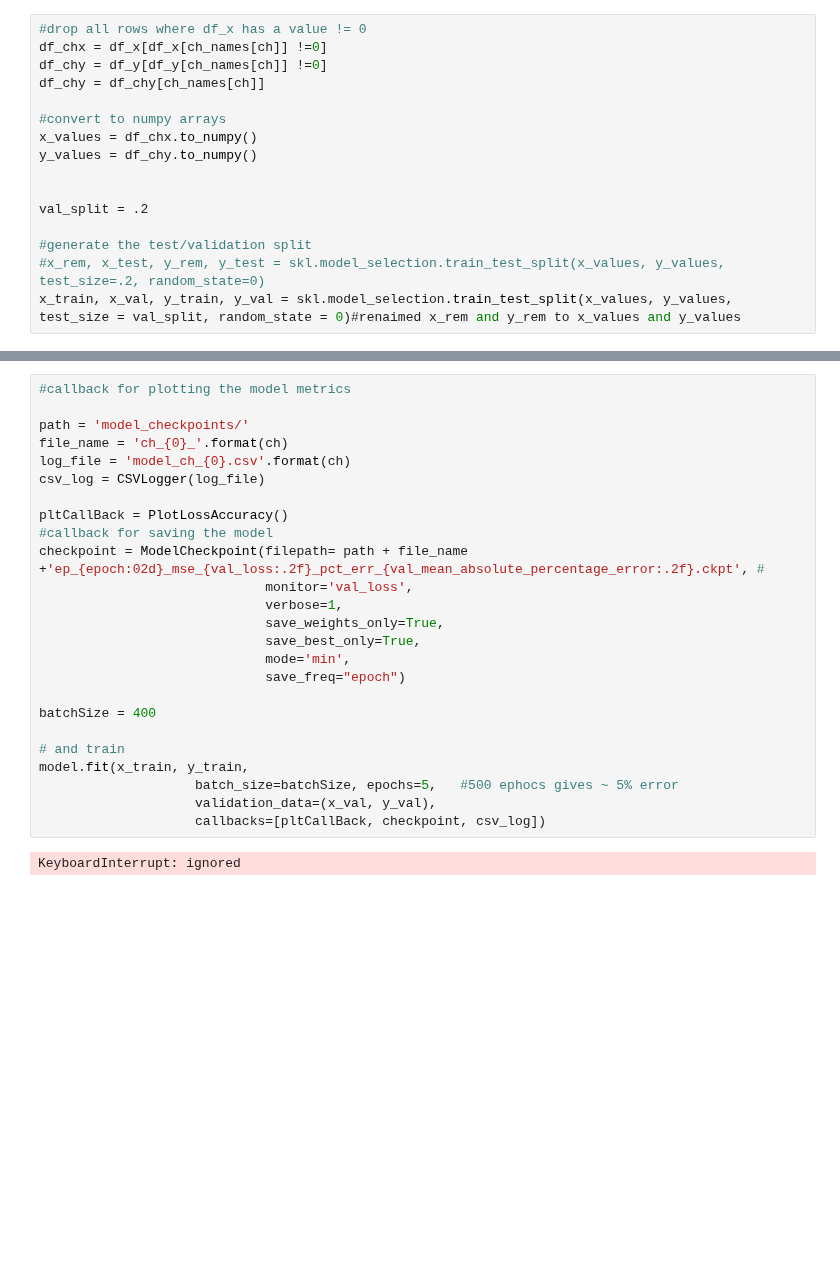
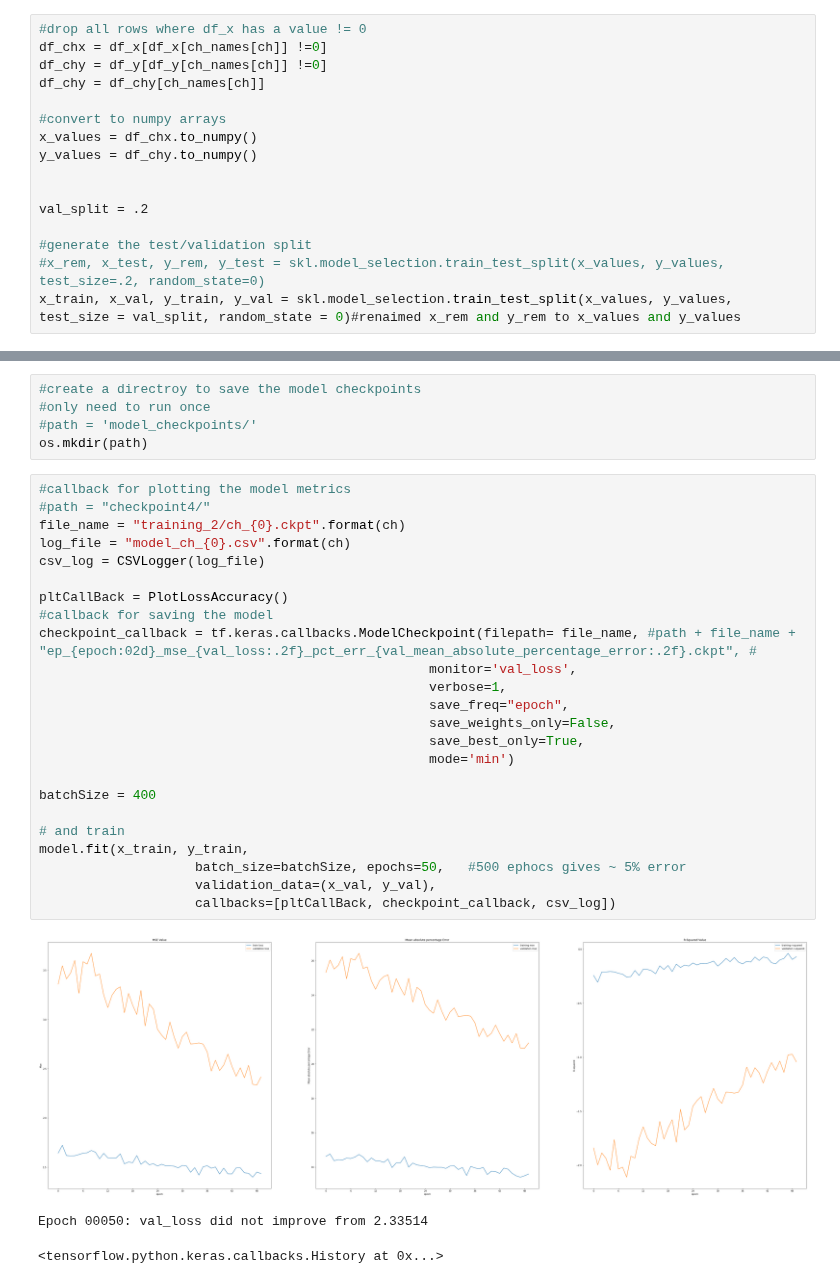
Before and after one commit to p-owens/MAI, a Jupyter notebook: single_ch_model.ipynb, the cells around one changed output, grey strips where cells are left out. Saved outputs shown, nothing was run; the diff lists cells and outputs as text; blank space fills up the shorter version.

Commit message:
fixed model loading issue

```diff
--- a/single_ch_model.ipynb
+++ b/single_ch_model.ipynb
@@ -236,32 +221,38 @@ Total params: 134,191
 Trainable params: 134,191
 Non-trainable params: 0
 _________________________________________________________________
+# %%
+#create a directroy to save the model checkpoints
+#only need to run once
+#path = 'model_checkpoints/'
+os.mkdir(path)
 # %%
 #callback for plotting the model metrics
-
-path = 'model_checkpoints/'
-file_name = 'ch_{0}_'.format(ch)
-log_file = 'model_ch_{0}.csv'.format(ch)
+#path = "checkpoint4/"
+file_name = "training_2/ch_{0}.ckpt".format(ch)
+log_file = "model_ch_{0}.csv".format(ch)
 csv_log = CSVLogger(log_file)
 
 pltCallBack = PlotLossAccuracy()
 #callback for saving the model
-checkpoint = ModelCheckpoint(filepath= path + file_name +'ep_{epoch:02d}_mse_{val_loss:.2f}_pct_err_{val_mean_absolute_percentage_error:.2f}.ckpt', #
-                             monitor='val_loss',
-                             verbose=1,
-                             save_weights_only=True,
-                             save_best_only=True,
-                             mode='min',
-                             save_freq="epoch")
+checkpoint_callback = tf.keras.callbacks.ModelCheckpoint(filepath= file_name, #path + file_name + "ep_{epoch:02d}_mse_{val_loss:.2f}_pct_err_{val_mean_absolute_percentage_error:.2f}.ckpt", #
+                                                  monitor='val_loss',
+                                                  verbose=1,
+                                                  save_freq="epoch",
+                                                  save_weights_only=False,
+                                                  save_best_only=True,
+                                                  mode='min')
 
 batchSize = 400
 
 # and train
 model.fit(x_train, y_train,
-                    batch_size=batchSize, epochs=5,   #500 ephocs gives ~ 5% error
+                    batch_size=batchSize, epochs=50,   #500 ephocs gives ~ 5% error
                     validation_data=(x_val, y_val),
-                    callbacks=[pltCallBack, checkpoint, csv_log])
+                    callbacks=[pltCallBack, checkpoint_callback, csv_log])
 # %% [output]
+[figure, added]
-KeyboardInterrupt: ignored
+Epoch 00050: val_loss did not improve from 2.33514
+<tensorflow.python.keras.callbacks.History at 0x...>
 # %%
 pd.read_csv(log_file, index_col='epoch')
```
Also changed, not shown: parts of 15 cells of this notebook.
